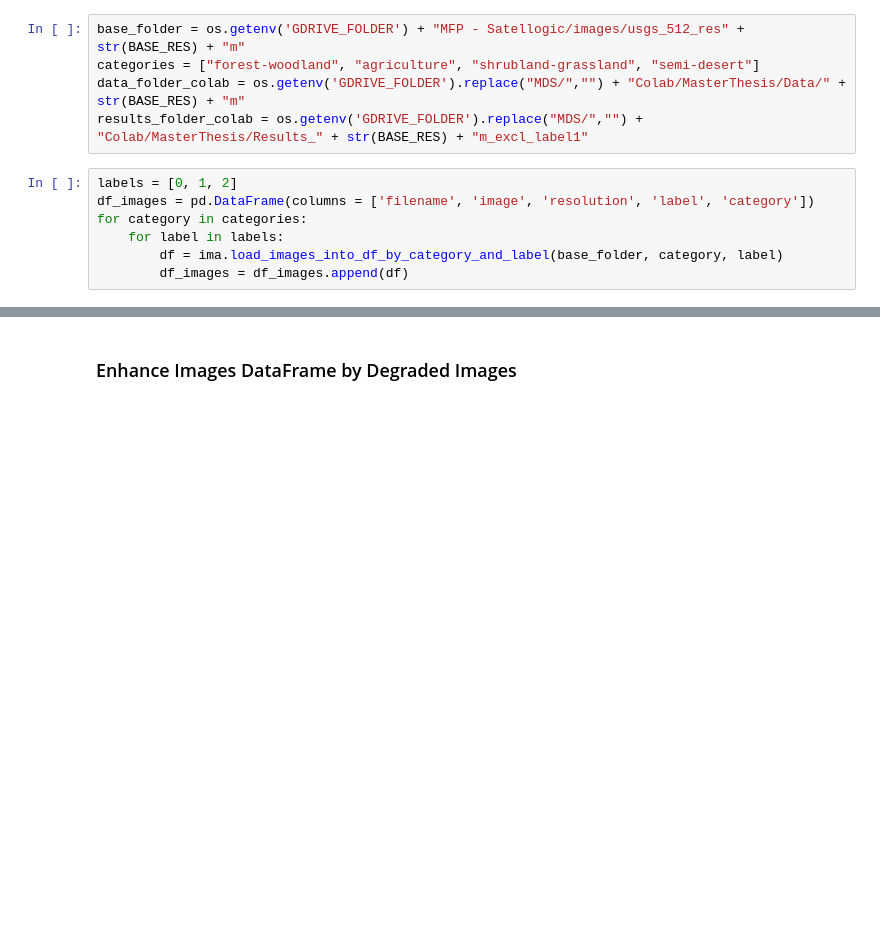
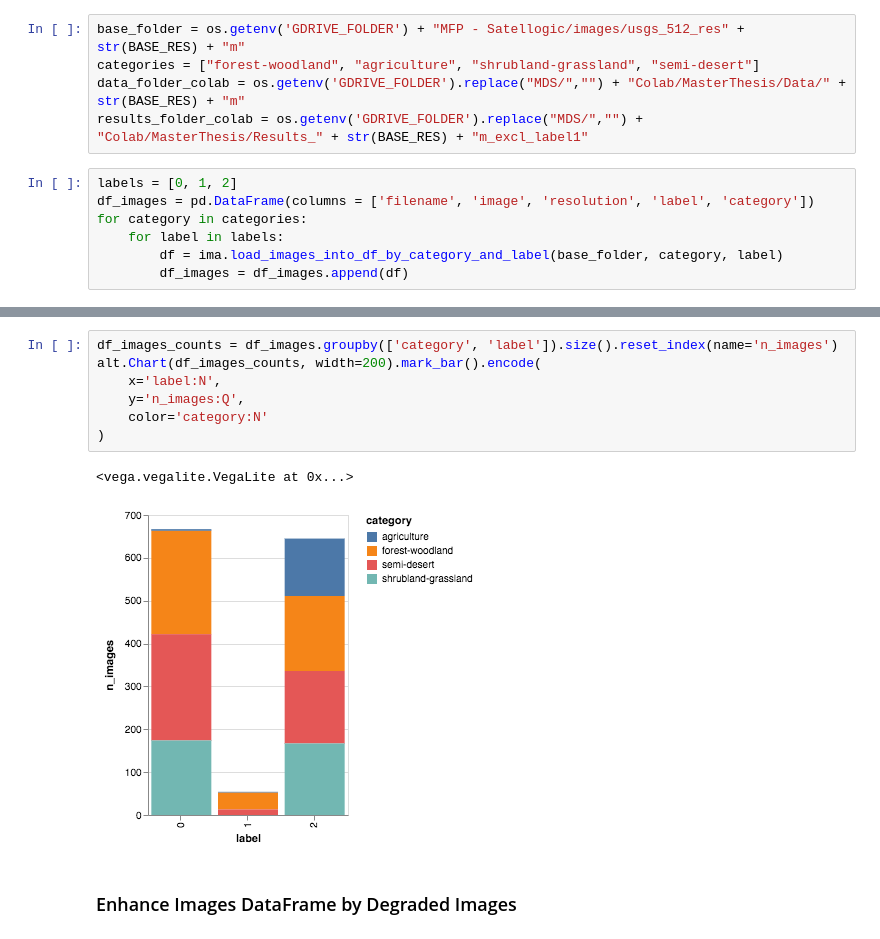
Before and after one commit to peterweber85/MasterThesis, a Jupyter notebook: Notebooks/DataSetForColab_ER_1m.ipynb, the cells around one changed output, grey strips where cells are left out. Cells and saved outputs as stored; diff of their text form; blank space fills up the shorter version.

```diff
--- a/Notebooks/DataSetForColab_ER_1m.ipynb
+++ b/Notebooks/DataSetForColab_ER_1m.ipynb
@@ -96,3 +103,13 @@ Distribution of labels:
+# %%
+df_images_counts = df_images.groupby(['category', 'label']).size().reset_index(name='n_images')
+alt.Chart(df_images_counts, width=200).mark_bar().encode(
+    x='label:N',
+    y='n_images:Q',
+    color='category:N'
+)
+# %% [output]
+<vega.vegalite.VegaLite at 0x...>
+[figure, added]
 # %% [markdown]
 ### Enhance Images DataFrame by Degraded Images
 # %%
```
Also changed, not shown: parts of 4 cells of this notebook.
